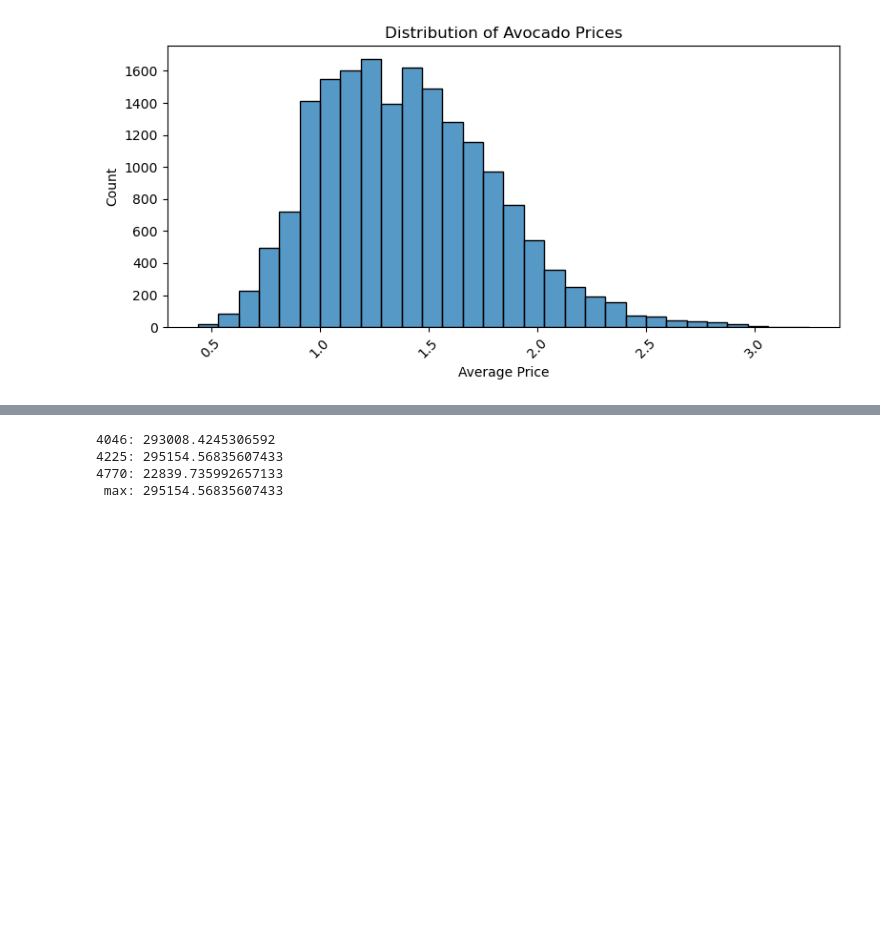
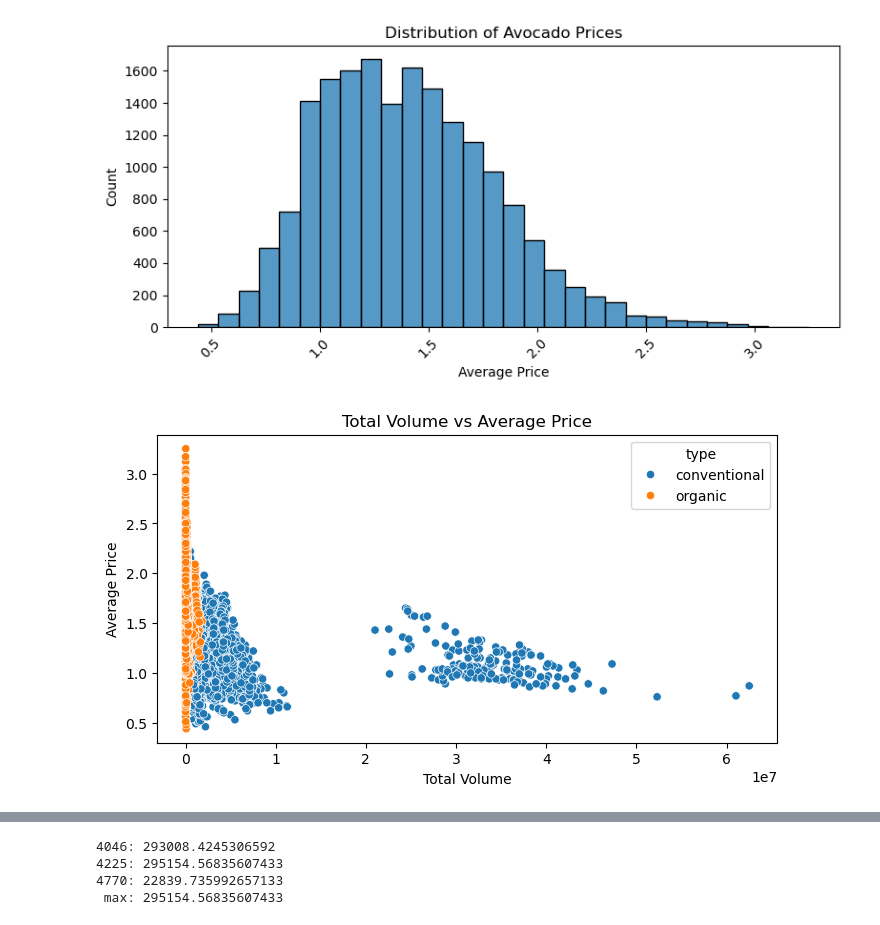
Before and after one commit to ChristianDelpin/cis4930-group18, a Jupyter notebook: src/analysis.ipynb, the cells around one changed output, grey strips where cells are left out. Cells and saved outputs as stored; diff of their text form; code cells hidden in the pictures; blank space fills up the shorter version.

```diff
--- a/src/analysis.ipynb
+++ b/src/analysis.ipynb
@@ -156,15 +156,17 @@ plt.show()
 # %%
 #4.3 Scatter plot graph (lets do thissss)
 
 plt.figure(figsize=(8,4))
-sns.scatterplot(data=df, x='Total Volume', y='Average Price', hue='type')
+sns.scatterplot(data=df, x='Total Volume', y='AveragePrice', hue='type')
 
 plt.title("Total Volume vs Average Price")
 plt.xlabel("Total Volume")
-plt.ylabel("Averag Price")
+plt.ylabel("Average Price")
 
 plt.show()
 #ok this should work, trust
+# %% [output]
+[figure, added]
 # %%
 # 4.4 EDA section
 # Descriptive Statistics
```
Also changed, not shown: parts of 2 cells of this notebook.
